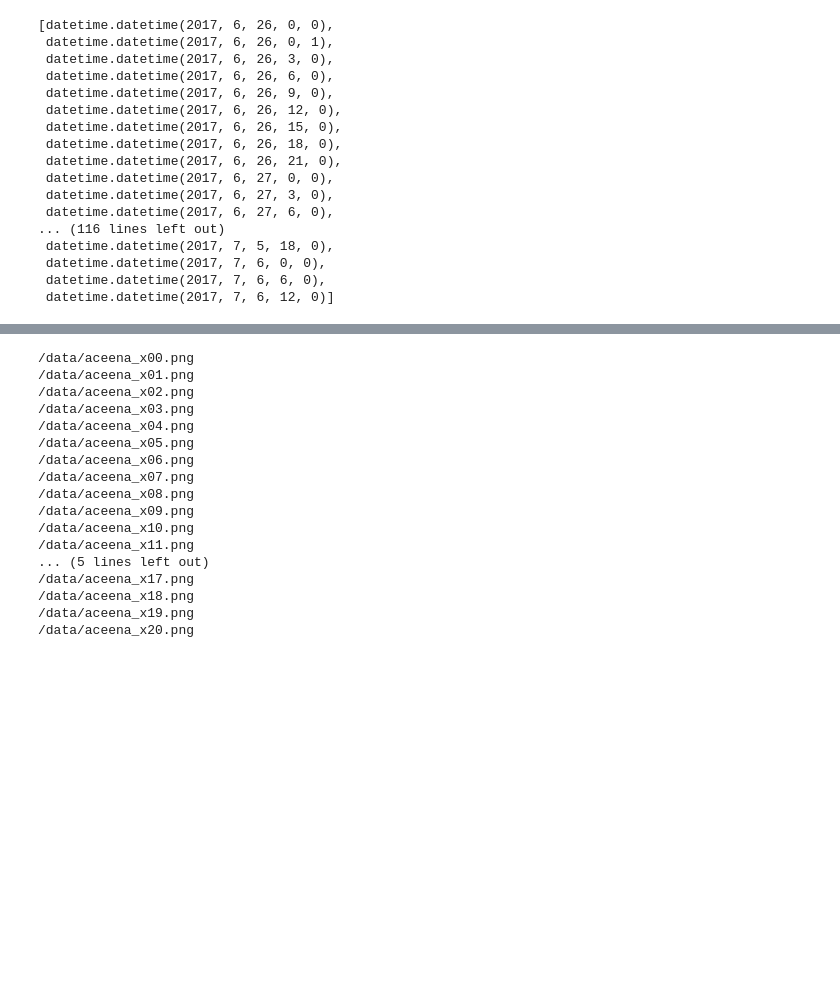
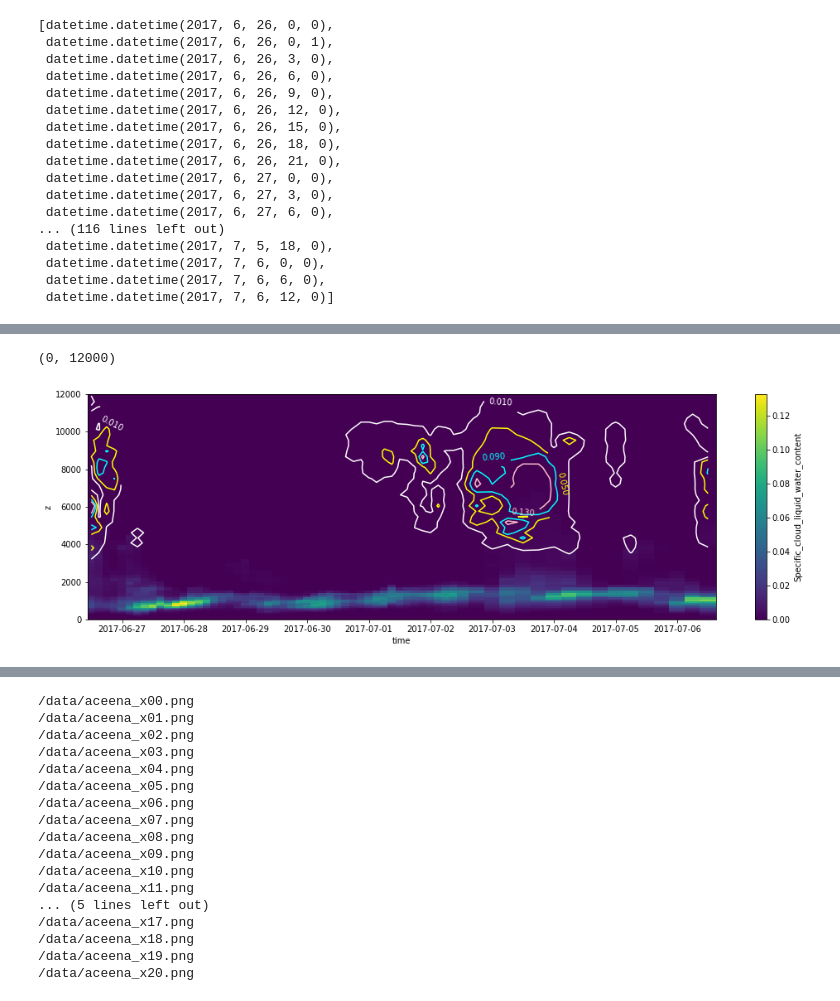
Before and after one commit to EVS-ATMOS/ACE-ENA-EVA, a Jupyter notebook: notebooks/ECMWF explore.ipynb, the cells around one changed output, grey strips where cells are left out. Drawn from its saved outputs; the diff is of its cells as text; code cells hidden in the pictures; blank space fills up the shorter version.

```diff
--- a/notebooks/ECMWF explore.ipynb
+++ b/notebooks/ECMWF explore.ipynb
@@ -324,0 +423,14 @@ ds.Specific_cloud_ice_water_content[0][100].plot()
+# %%
+plt.figure(figsize=(17,5))
+my_levels = [0.01, 0.05, 0.09, 0.13]
+my_colors = ['white', 'yellow', 'cyan', 'pink']
+(my_dataset.Specific_cloud_liquid_water_content*1000.0).mean(dim=('y','x')).plot.pcolormesh(x='time', y='z')
+cs = (my_dataset.Specific_cloud_ice_water_content*1000.0).max(dim=('y','x')).plot.contour(x='time', y='z',
+                                                                                         levels=my_levels,
+                                                                                         colors=my_colors)
+plt.clabel(cs, inline=1, fontsize=10, fmt='%0.3f')
+
+plt.ylim([0,12000])
+# %% [output]
+(0, 12000)
+[figure, added]
```
Also changed, not shown: parts of 26 cells of this notebook, 2 other files.
